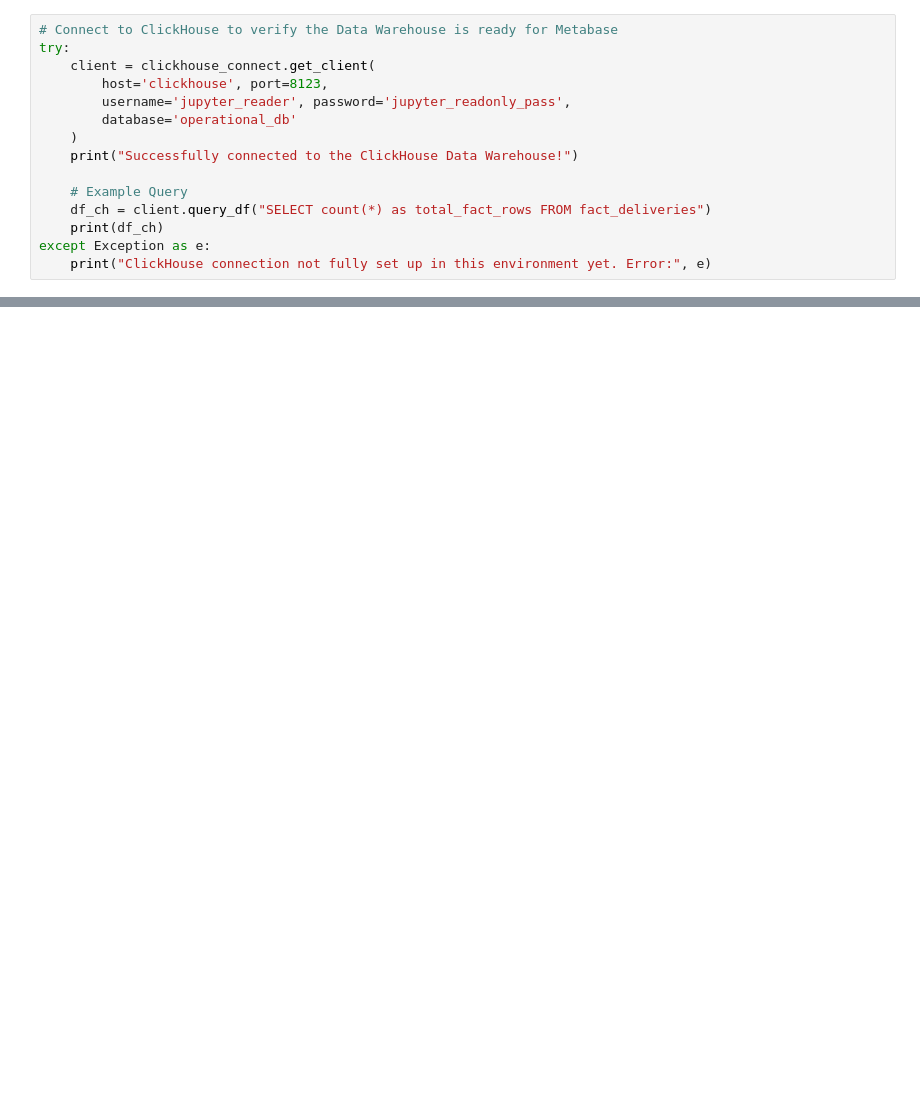
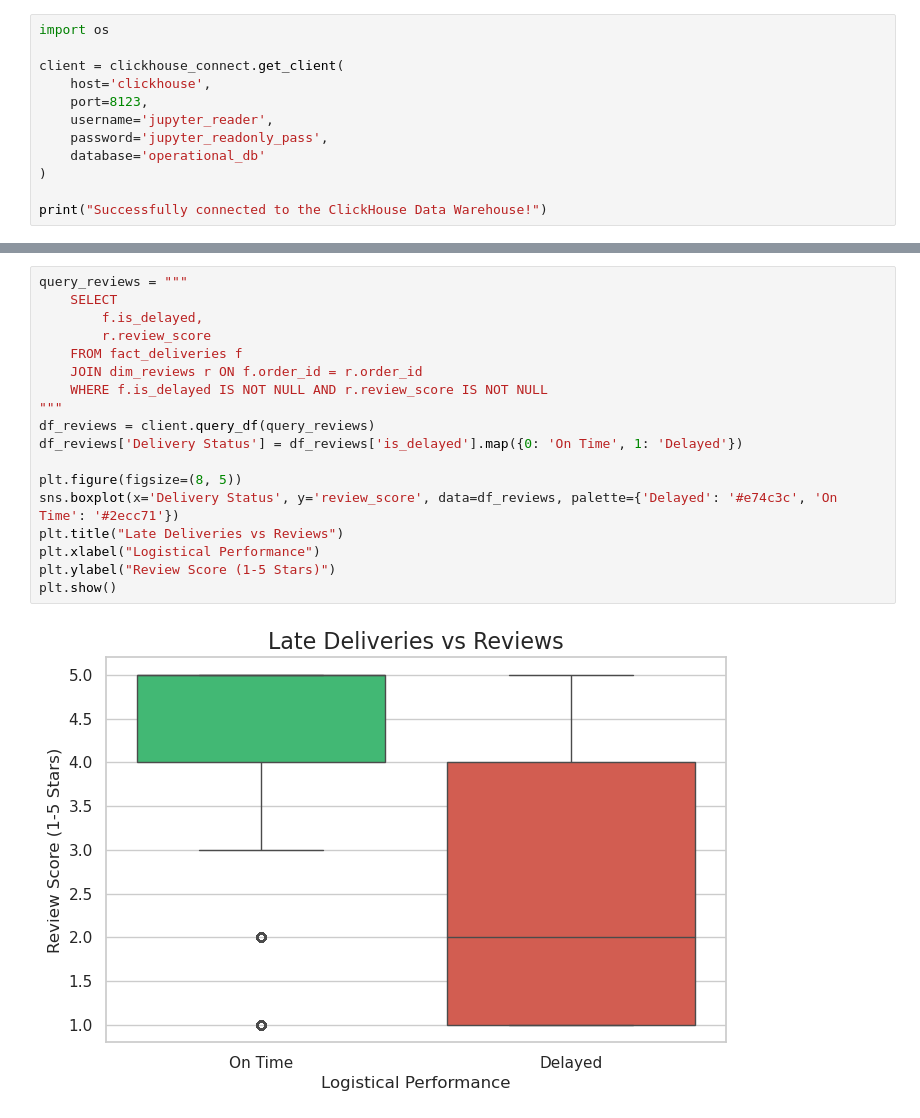
Before and after one commit to irfansandyy/final-project-mci-operational, a Jupyter notebook: notebooks/EDA.ipynb, the cells around one changed output, grey strips where cells are left out. Saved outputs shown, nothing was run; the diff lists cells and outputs as text; blank space fills up the shorter version.

Commit message:
Fixed some errors

```diff
--- a/notebooks/EDA.ipynb
+++ b/notebooks/EDA.ipynb
@@ -164,15 +95,12 @@ Finance can cut costs by penalizing underperforming routes, and Operations can s
 # %%
-# Connect to ClickHouse to verify the Data Warehouse is ready for Metabase
-try:
-    client = clickhouse_connect.get_client(
-        host='clickhouse', port=8123,
-        username='jupyter_reader', password='jupyter_readonly_pass',
-        database='operational_db'
-    )
-    print("Successfully connected to the ClickHouse Data Warehouse!")
+import os
 
-    # Example Query
-    df_ch = client.query_df("SELECT count(*) as total_fact_rows FROM fact_deliveries")
-    print(df_ch)
-except Exception as e:
-    print("ClickHouse connection not fully set up in this environment yet. Error:", e)
+client = clickhouse_connect.get_client(
+    host='clickhouse',
+    port=8123,
+    username='jupyter_reader',
+    password='jupyter_readonly_pass',
+    database='operational_db'
+)
+
+print("Successfully connected to the ClickHouse Data Warehouse!")
@@ -181,0 +139,20 @@ Our 3-Act Data Story validates that operations are bleeding trust through late d
+# %%
+query_reviews = """
+    SELECT
+        f.is_delayed,
+        r.review_score
+    FROM fact_deliveries f
+    JOIN dim_reviews r ON f.order_id = r.order_id
+    WHERE f.is_delayed IS NOT NULL AND r.review_score IS NOT NULL
+"""
+df_reviews = client.query_df(query_reviews)
+df_reviews['Delivery Status'] = df_reviews['is_delayed'].map({0: 'On Time', 1: 'Delayed'})
+
+plt.figure(figsize=(8, 5))
+sns.boxplot(x='Delivery Status', y='review_score', data=df_reviews, palette={'Delayed': '#e74c3c', 'On Time': '#2ecc71'})
+plt.title("Late Deliveries vs Reviews")
+plt.xlabel("Logistical Performance")
+plt.ylabel("Review Score (1-5 Stars)")
+plt.show()
+# %% [output]
+[figure, added]
```
Also changed, not shown: parts of 25 cells of this notebook, 10 other files.
